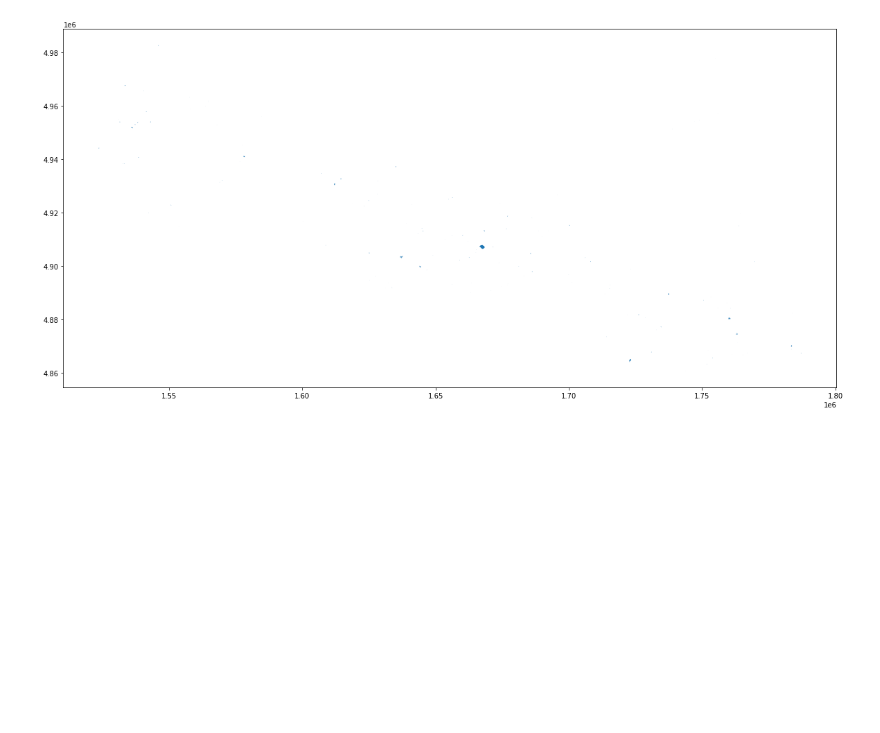
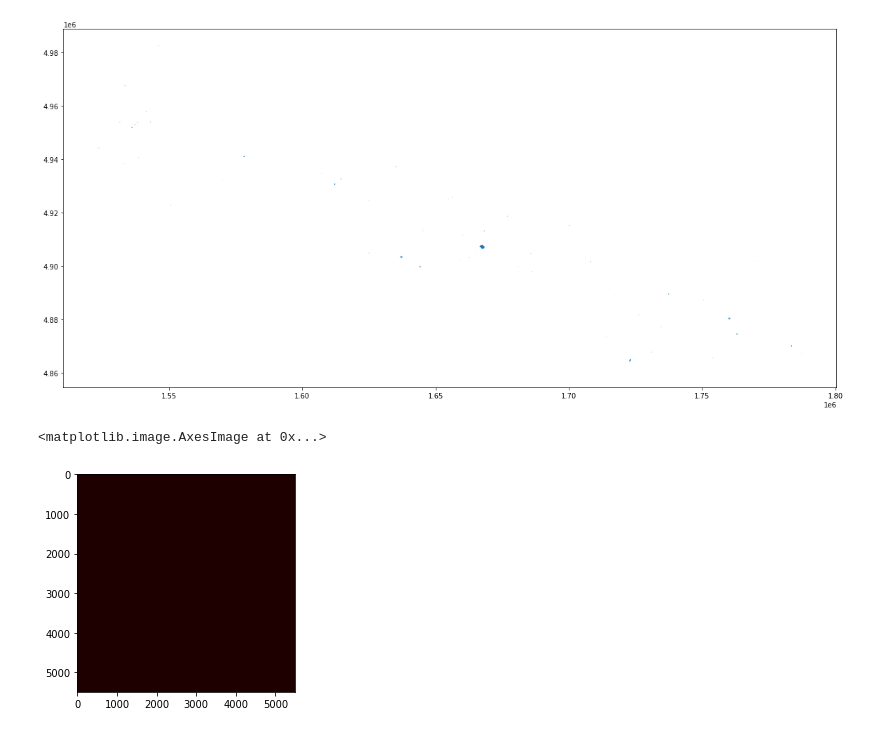
Before and after one commit to prhuppertz/Burned_Area_Detection, a Jupyter notebook: notebooks/data_experiments-Copy1.ipynb, the cells around one changed output. Saved outputs shown, nothing was run; the diff lists cells and outputs as text; code cells hidden in the pictures; blank space fills up the shorter version.

```diff
--- a/notebooks/data_experiments-Copy1.ipynb
+++ b/notebooks/data_experiments-Copy1.ipynb
@@ -218,3 +218,10 @@ open_italy_gt_2017.plot(figsize=(20,20))
 # %% [output]
 <matplotlib.axes._subplots.AxesSubplot at 0x...>
 [figure]
+# %%
+open_jp2=rio.open('/data/temporary/robert/ds-wildfire/data/scenes/31/T/GJ/2015_07_30.jp2')
+# %%
+pyplot.imshow(open_jp2.read(1), cmap='pink')
+# %% [output]
+<matplotlib.image.AxesImage at 0x...>
+[figure, added]
```
Also changed, not shown: 1 other file.
